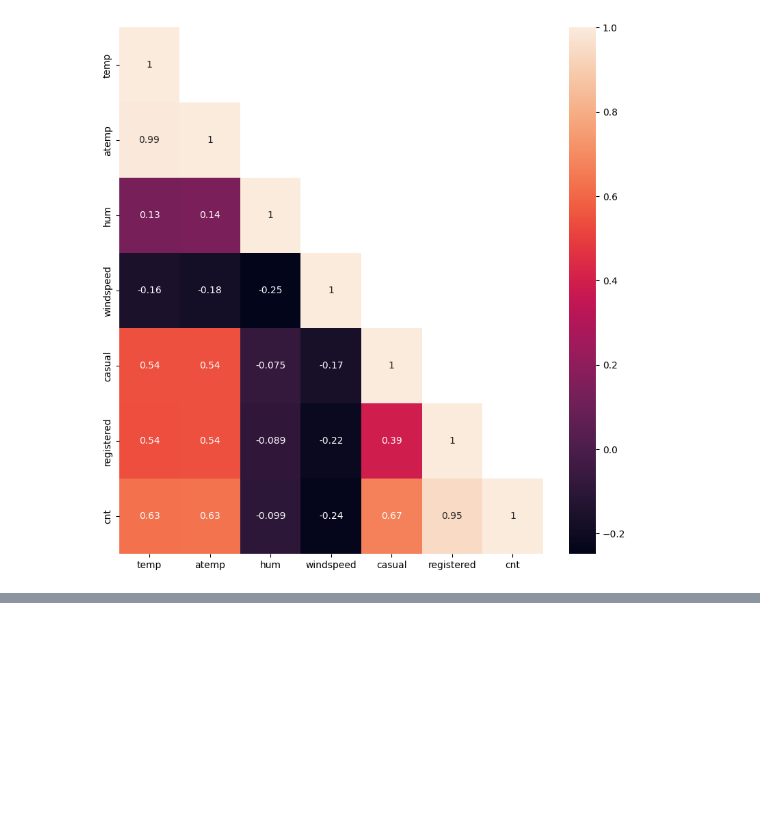
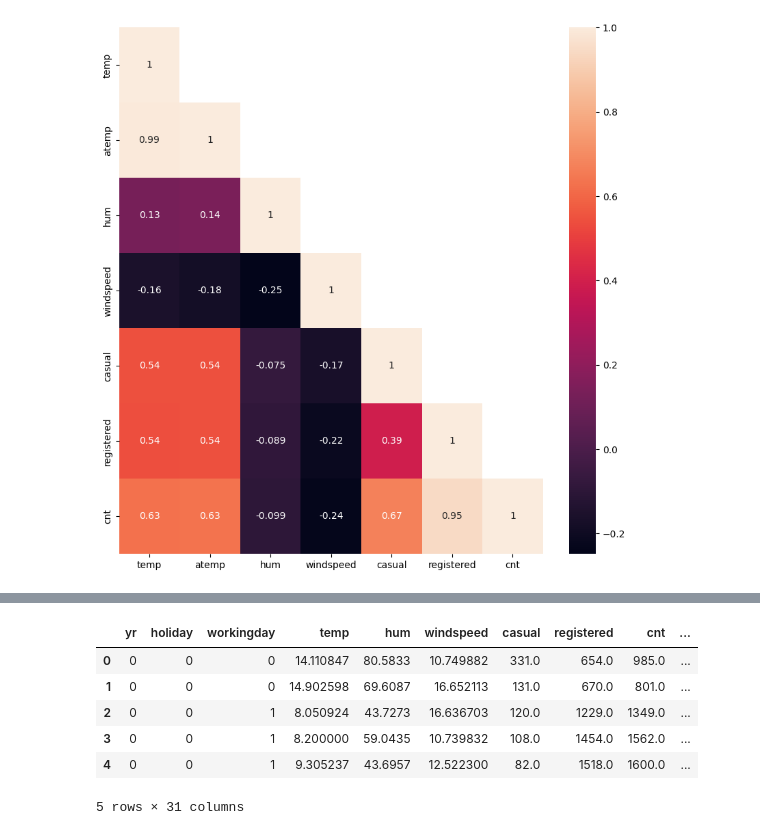
Before and after one commit to CodeByD3v/ML-Experiments, a Jupyter notebook: Boom Bikes/Bike-Sharing-Prediction.ipynb, the cells around one changed output, grey strips where cells are left out. Cells and saved outputs as stored; diff of their text form; code cells hidden in the pictures; blank space fills up the shorter version.

Commit message:
Data Preparation

```diff
--- a/Boom Bikes/Bike-Sharing-Prediction.ipynb
+++ b/Boom Bikes/Bike-Sharing-Prediction.ipynb
@@ -314,0 +322,14 @@ plt.show()
+# %%
+category =  ["season" , "mnth" , "weekday" , "weathersit"]
+for col in category:
+    df[col] = df[col].astype("category")
+
+categorical_data = df.select_dtypes(include=["category"])
+# %%
+# One-Hot encoding
+dummy_df = pd.get_dummies(categorical_data , drop_first = True)
+
+dummy_df = (dummy_df == True).astype(int)
+# %%
+df = df.drop(category , axis = 1)
+df.head()
@@ -314,0 +343,12 @@ plt.show()
+# %%
+df = pd.concat([df , dummy_df] , axis = 1)
+# %%
+df.head()
+# %% [output]
+|  | yr | holiday | workingday | temp | hum | windspeed | casual | registered | cnt | ... |
+| 0 | 0 | 0 | 0 | 14.110847 | 80.5833 | 10.749882 | 331.0 | 654.0 | 985.0 | ... |
+| 1 | 0 | 0 | 0 | 14.902598 | 69.6087 | 16.652113 | 131.0 | 670.0 | 801.0 | ... |
+| 2 | 0 | 0 | 1 | 8.050924 | 43.7273 | 16.636703 | 120.0 | 1229.0 | 1349.0 | ... |
+| 3 | 0 | 0 | 1 | 8.200000 | 59.0435 | 10.739832 | 108.0 | 1454.0 | 1562.0 | ... |
+| 4 | 0 | 0 | 1 | 9.305237 | 43.6957 | 12.522300 | 82.0 | 1518.0 | 1600.0 | ... |
+5 rows × 31 columns
```
Also changed, not shown: parts of 7 cells of this notebook.
